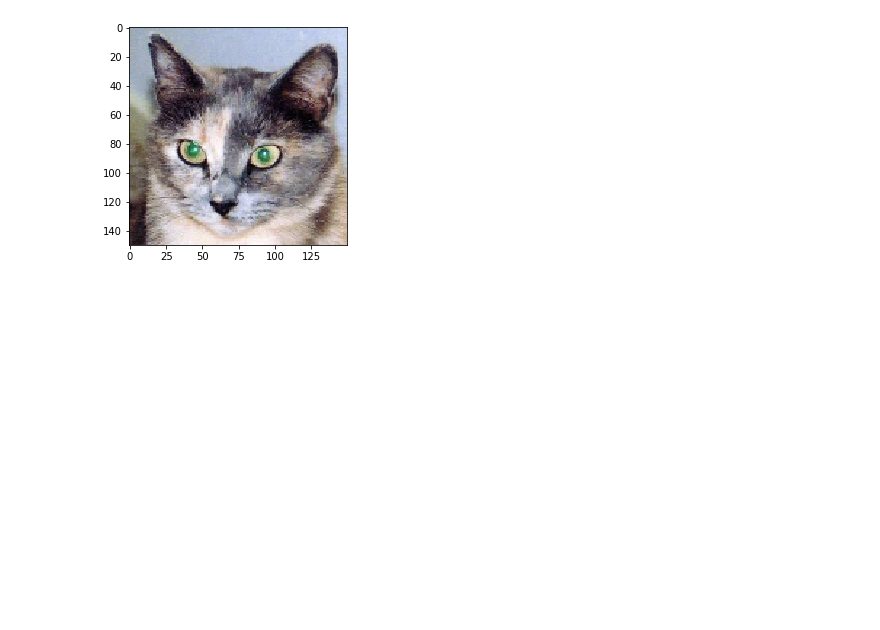
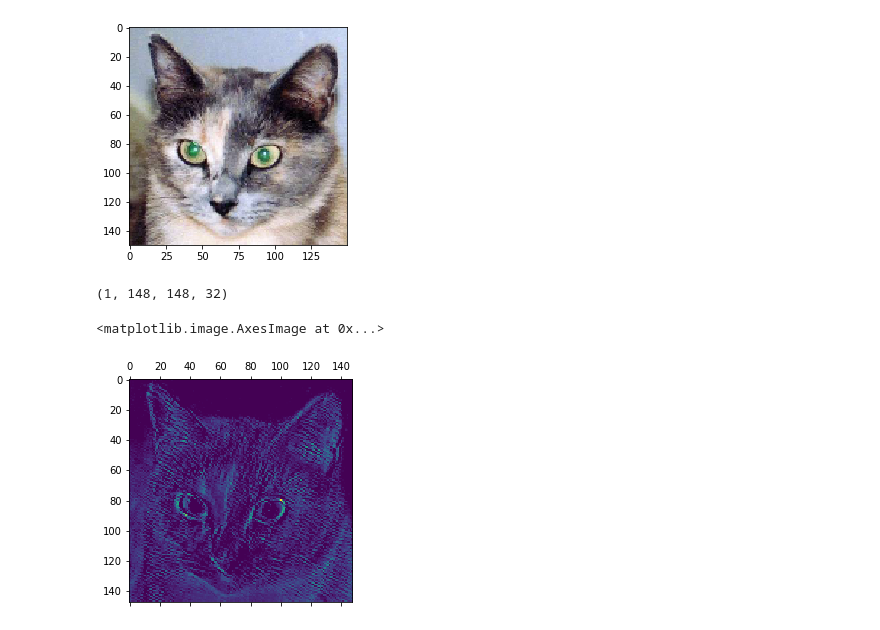
Before and after one commit to aenfield/DeepLearningWithPython, a Jupyter notebook: Conv.ipynb, the cells around one changed output. Saved outputs shown, nothing was run; the diff lists cells and outputs as text; code cells hidden in the pictures; blank space fills up the shorter version.

Commit message:
Finished showing activation layers.

```diff
--- a/Conv.ipynb
+++ b/Conv.ipynb
@@ -948,3 +948,18 @@ plt.imshow(img_tensor[0])
 # %% [output]
 <matplotlib.image.AxesImage at 0x...>
 [figure]
+# %%
+layer_outputs = [layer.output for layer in model.layers[:8]]
+activation_model = models.Model(inputs=model.input, outputs=layer_outputs)
+# %%
+activations = activation_model.predict(img_tensor)
+# %%
+first_layer_activation = activations[0]
+first_layer_activation.shape
+# %% [output]
+(1, 148, 148, 32)
+# %%
+plt.matshow(first_layer_activation[0, :, :, 31], cmap='viridis')
+# %% [output]
+<matplotlib.image.AxesImage at 0x...>
+[figure, added]
```
Also changed, not shown: parts of 2 cells of this notebook.
